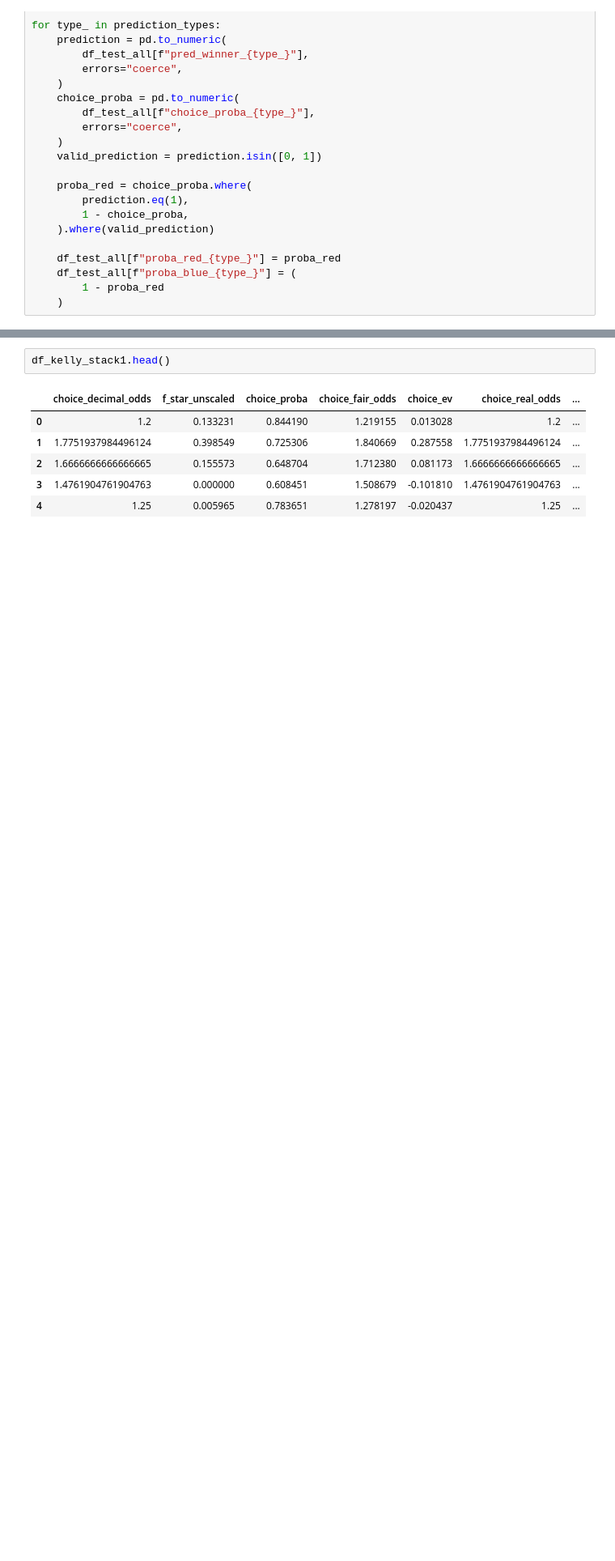
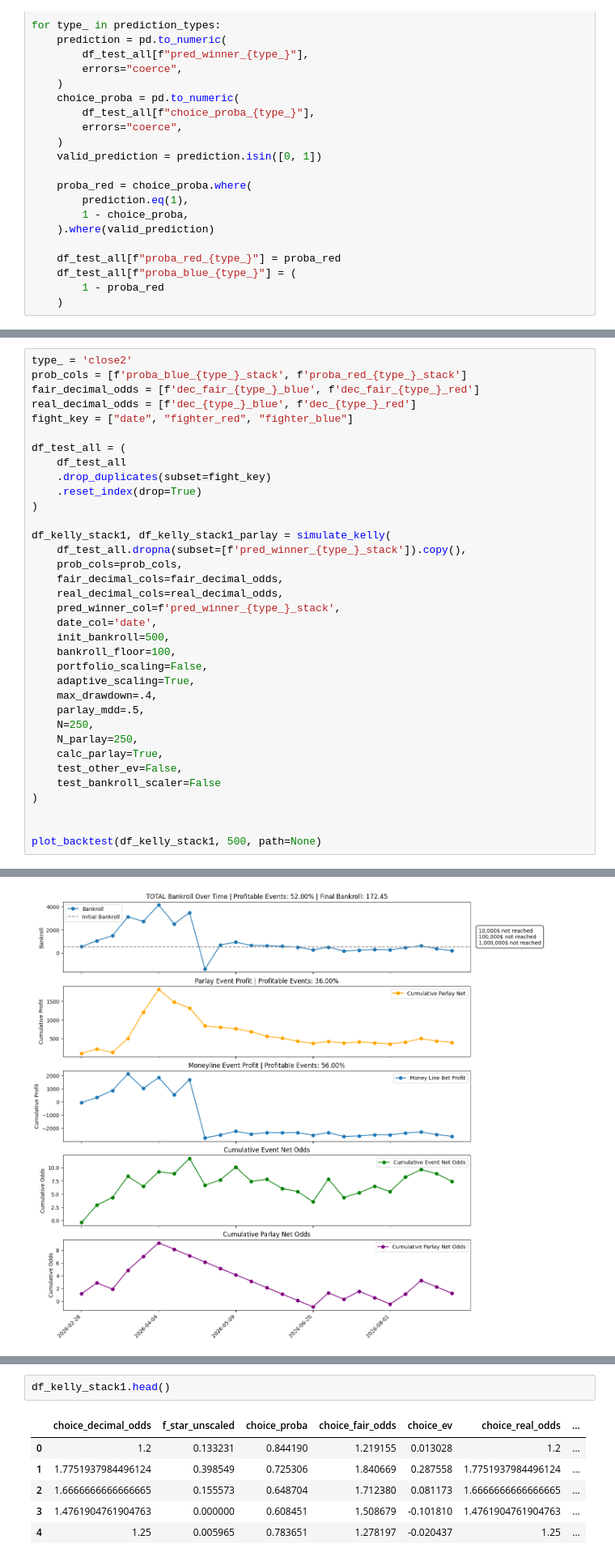
Before and after one commit to jcmarkowicz/sports_betting, a Jupyter notebook: Notebooks/Bets/kelly_sim.ipynb, the cells around one changed output, grey strips where cells are left out. Shown at 81% size. Drawn from its saved outputs; the diff is of its cells as text; blank space fills up the shorter version.

```diff
--- a/Notebooks/Bets/kelly_sim.ipynb
+++ b/Notebooks/Bets/kelly_sim.ipynb
@@ -310,0 +350,36 @@ plot_backtest(df_kelly_stack1, 500, path=None)
+# %%
+type_ = 'close2'
+prob_cols = [f'proba_blue_{type_}_stack', f'proba_red_{type_}_stack']
+fair_decimal_odds = [f'dec_fair_{type_}_blue', f'dec_fair_{type_}_red']
+real_decimal_odds = [f'dec_{type_}_blue', f'dec_{type_}_red']
+fight_key = ["date", "fighter_red", "fighter_blue"]
+
+df_test_all = (
+    df_test_all
+    .drop_duplicates(subset=fight_key)
+    .reset_index(drop=True)
+)
+
+df_kelly_stack1, df_kelly_stack1_parlay = simulate_kelly(
+    df_test_all.dropna(subset=[f'pred_winner_{type_}_stack']).copy(),
+    prob_cols=prob_cols,
+    fair_decimal_cols=fair_decimal_odds,
+    real_decimal_cols=real_decimal_odds,
+    pred_winner_col=f'pred_winner_{type_}_stack',
+    date_col='date',
+    init_bankroll=500,
+    bankroll_floor=100,
+    portfolio_scaling=False,
+    adaptive_scaling=True,
+    max_drawdown=.4,
+    parlay_mdd=.5,
+    N=250,
+    N_parlay=250,
+    calc_parlay=True,
+    test_other_ev=False,
+    test_bankroll_scaler=False
+)
+
+
+plot_backtest(df_kelly_stack1, 500, path=None)
+# %% [output]
@@ -310,0 +387 @@ plot_backtest(df_kelly_stack1, 500, path=None)
+[figure, added]
```
Also changed, not shown: parts of 7 cells of this notebook, 14 other files.
